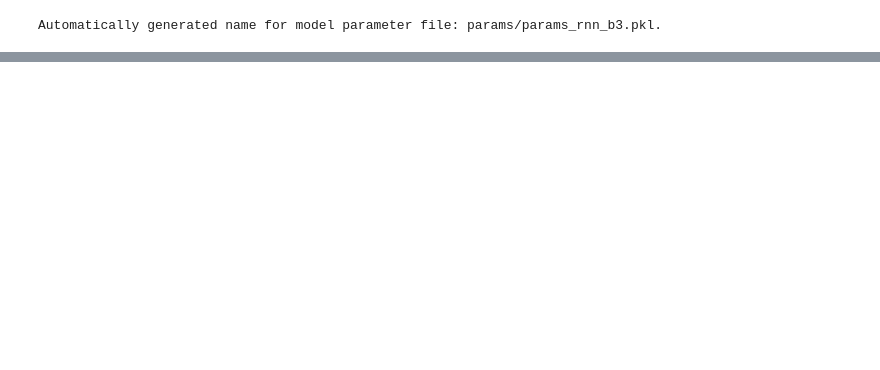
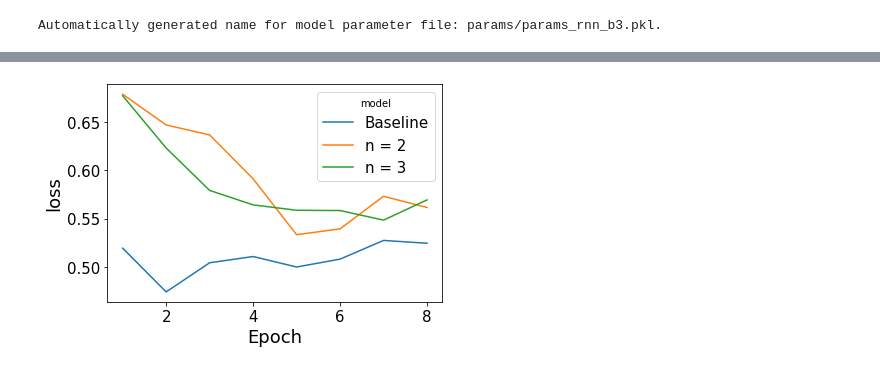
Before and after one commit to whyhardt/closedloop_rl, a Jupyter notebook: rnn_main_assembling_analysis.ipynb, the cells around one changed output, grey strips where cells are left out. Saved outputs shown, nothing was run; the diff lists cells and outputs as text; code cells hidden in the pictures; blank space fills up the shorter version.

Commit message:
Add n submodels plots

```diff
--- a/rnn_main_assembling_analysis.ipynb
+++ b/rnn_main_assembling_analysis.ipynb
@@ -471,7 +451,7 @@ if use_habit:
 sindy_feature_list = x_train_list + control_list
 
 # training parameters
-epochs = 100
+epochs = 8
 n_steps_per_call = 10  # None for full sequence
 batch_size = None  # None for one batch per epoch
 learning_rate = 1e-2
@@ -566,7 +546,7 @@ if train:
 
   #Fit the hybrid RNN
   print('Training the hybrid RNN...')
-  model, optimizer_rnn, _ = rnn_training.fit_model(
+  model, optimizer_rnn, training_loss = rnn_training.fit_model(
       model=model,
       dataset=dataset_train,
       optimizer=optimizer_rnn,
@@ -584,7 +564,7 @@ if train:
   # validate model
   print('\nValidating the trained hybrid RNN on a test dataset...')
   with torch.no_grad():
-    model, optimizer_rnn, val_loss, losses_list = rnn_training.fit_model(     #val_loss gets the final validation loss
+    model, optimizer_rnn, val_loss = rnn_training.fit_model(     #val_loss gets the final validation loss
         model=model,
         dataset=dataset_test,
         n_steps_per_call=1,
@@ -635,0 +616,2 @@ ValueError: not enough values to unpack (expected 4, got 3)
+# %%
+n3_loss = training_loss
@@ -635,0 +623,4 @@ ValueError: not enough values to unpack (expected 4, got 3)
+# %%
+d = {'Baseline': loss_baseline, 'n = 2': n2_loss, 'n = 3': n3_loss }
+df = pd.DataFrame(data=d)
+df
@@ -635,0 +637,6 @@ ValueError: not enough values to unpack (expected 4, got 3)
+# %%
+df["Epoch"] = df.index+1
+
+df1 = pd.melt(df, id_vars=['Epoch'], value_vars=['Baseline', 'n = 2', 'n = 3'])
+
+df2 = df1.rename(columns={"variable": "model", "value": "loss"})
@@ -635,0 +672,3 @@ ValueError: not enough values to unpack (expected 4, got 3)
+# %%
+sns.lineplot(data=df2, x="Epoch", y="loss", hue="model")
+# %% [output]
@@ -635,0 +676 @@ ValueError: not enough values to unpack (expected 4, got 3)
+[figure, added]
```
Also changed, not shown: parts of 17 cells of this notebook.
